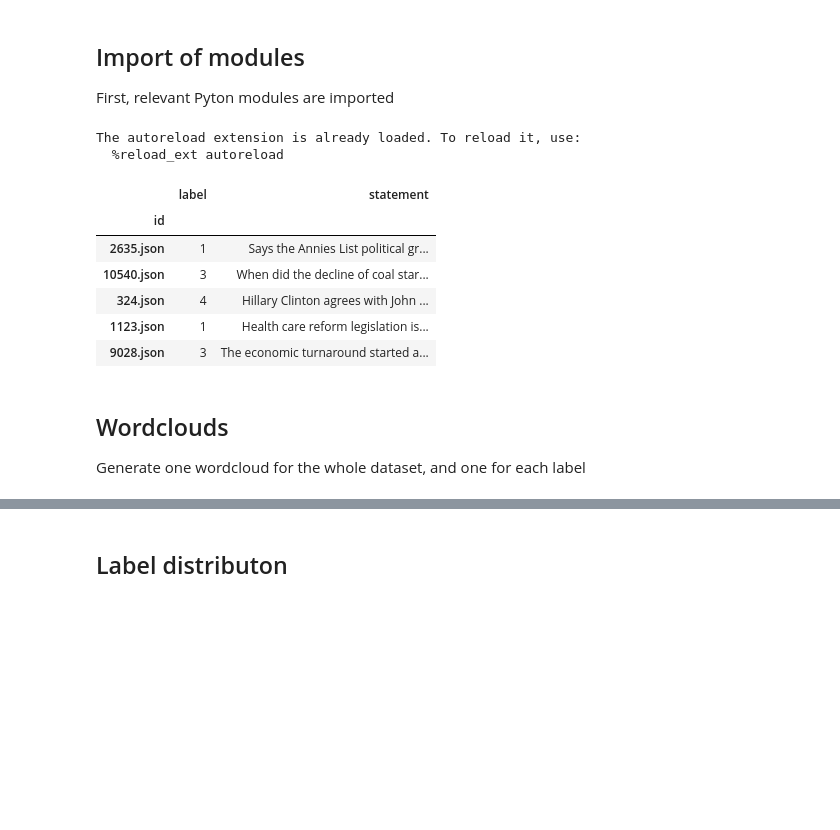
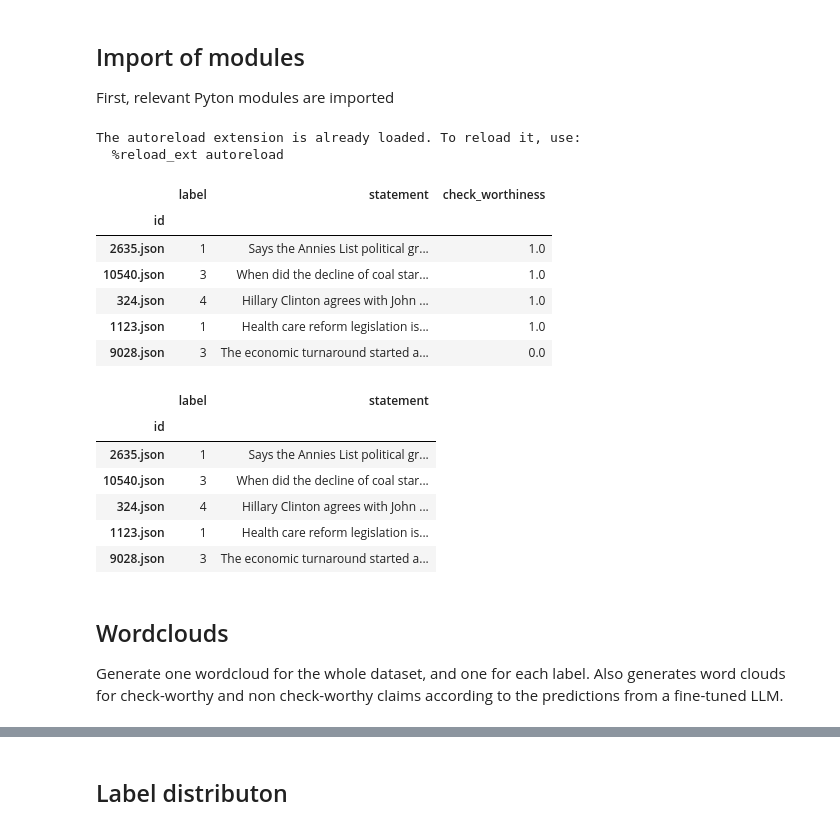
Before and after one commit to matsbratvold/Checkworthiness-Detection-with-Open-Source-LLMs, a Jupyter notebook: src/liar.ipynb, the cells around one changed output, grey strips where cells are left out. Cells and saved outputs as stored; diff of their text form; code cells hidden in the pictures; blank space fills up the shorter version.

```diff
--- a/src/liar.ipynb
+++ b/src/liar.ipynb
@@ -11,30 +11,40 @@ First, relevant Pyton modules are imported
 # %%
 %load_ext autoreload
 %autoreload
 
 from liar_utils import load_liar_dataset, LIARLabel, label_to_name
 import seaborn as sns
-from plotting_utils import dataframe_to_text, show_word_cloud
+from plotting_utils import dataframe_to_text, show_word_cloud, show_bar_plot
 import os
 import matplotlib.pyplot as plt
+import pandas as pd
 
 sns.set_theme()
+check_worthiness = pd.read_csv("../results/LIAR/checkworthiness.csv", index_col=0)
+display(check_worthiness.head())
 data = load_liar_dataset("../data/LIAR")
 data.head()
 # %% [output]
 The autoreload extension is already loaded. To reload it, use:
   %reload_ext autoreload
-|  | label | statement |
-| id |  |  |
-| 2635.json | 1 | Says the Annies List political gr... |
-| 10540.json | 3 | When did the decline of coal star... |
-| 324.json | 4 | Hillary Clinton agrees with John ... |
-| 1123.json | 1 | Health care reform legislation is... |
-| 9028.json | 3 | The economic turnaround started a... |
+|  | label | statement | check_worthiness |
+| id |  |  |  |
+| 2635.json | 1 | Says the Annies List political gr... | 1.0 |
+| 10540.json | 3 | When did the decline of coal star... | 1.0 |
+| 324.json | 4 | Hillary Clinton agrees with John ... | 1.0 |
+| 1123.json | 1 | Health care reform legislation is... | 1.0 |
+| 9028.json | 3 | The economic turnaround started a... | 0.0 |
+|  | label | statement |
+| id |  |  |
+| 2635.json | 1 | Says the Annies List political gr... |
+| 10540.json | 3 | When did the decline of coal star... |
+| 324.json | 4 | Hillary Clinton agrees with John ... |
+| 1123.json | 1 | Health care reform legislation is... |
+| 9028.json | 3 | The economic turnaround started a... |
 # %% [markdown]
 ## Wordclouds
 
-Generate one wordcloud for the whole dataset, and one for each label
+Generate one wordcloud for the whole dataset, and one for each label. Also generates word clouds for check-worthy and non check-worthy claims according to the predictions from a fine-tuned LLM.
 # %%
 %autoreload
 titles = ["All", *LIARLabel]
```
Also changed, not shown: parts of 3 cells of this notebook, 2 other files.
